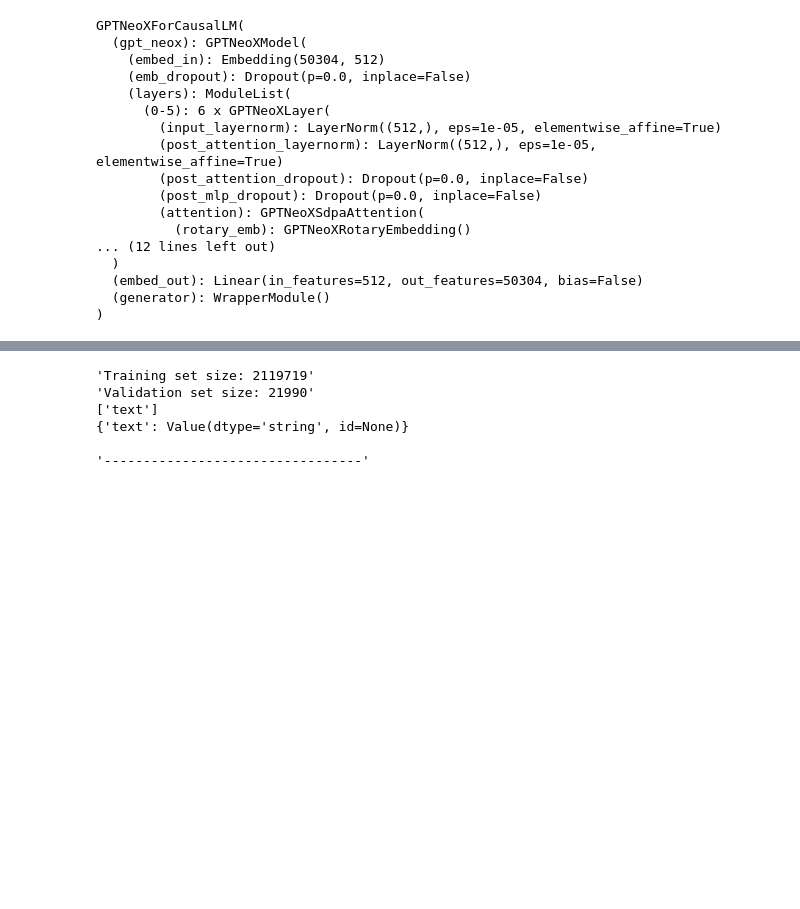
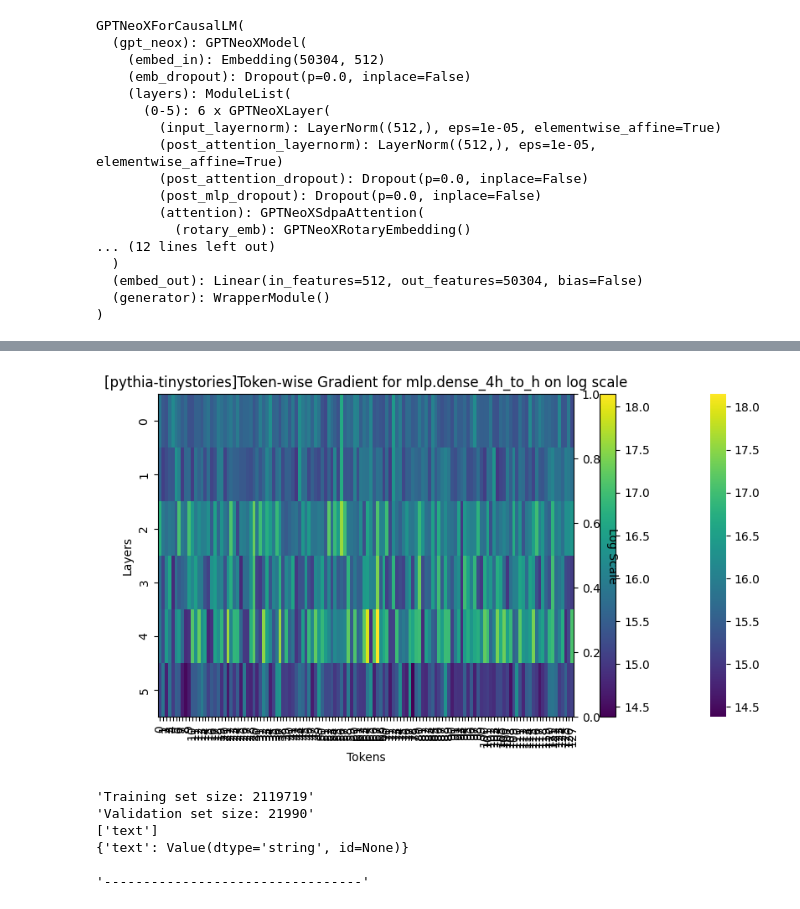
Before and after one commit to MaheepChaudhary/Transit, a Jupyter notebook: scrap/Tutoring.ipynb, the cells around one changed output, grey strips where cells are left out. Saved outputs shown, nothing was run; the diff lists cells and outputs as text; code cells hidden in the pictures; blank space fills up the shorter version.

Commit message:
making gradients efficient

```diff
--- a/scrap/Tutoring.ipynb
+++ b/scrap/Tutoring.ipynb
@@ -190,0 +169,94 @@ torch.Size([1, 128, 50304])
+# %%
+import torch
+import numpy as np
+import matplotlib.pyplot as plt
+import seaborn as sns
+from transformers import AutoModelForCausalLM, AutoTokenizer
+from imports import *
+from dataset import *
+
+# Load the Pythia model and tokenizer
+model = AutoModelForCausalLM.from_pretrained('EleutherAI/pythia-70m')
+tokenizer = AutoTokenizer.from_pretrained('EleutherAI/pythia-70m')
+tokenizer.pad_token = tokenizer.eos_token
+
+train_data, val_data = inspect_data(data)
+
+# Sample input
+input_text = 'One day, a little girl named Lily found a needle in her room. She knew it was difficult to play with it because it was sharp. Lily wanted to share the needle with her mom, so she could sew a button on her shirt. Lily went to her mom and said, "Mom, I found this needle. Can you share it with me and sew my shirt?" Her mom smiled and said, "Yes, Lily, we can share the needle and fix your shirt." Together, they shared the needle and sewed the button on Lilys shirt. It was not difficult for them because they were sharing and helping each other. After they finished, Lily thanked her mom for sharing the needle and fixing her shirt. They both felt happy because they had shared and worked together.'
+# inputs = tokenizer(input_text, return_tensors="pt")
+
+
+# Define a list to store gradients per token
+
+
+# Ensure the model is in evaluation mode
+# model.eval()
+
+final_data = []
+
+
+for index, sample in enumerate(tqdm(val_data["text"])):
+
+    if index == 10:
+        break
+
+    token_gradients = []
+
+    inputs = tokenizer(sample, return_tensors="pt", padding='max_length', max_length=128, truncation=True)
+    outputs = model(**inputs)
+    logits = outputs.logits
+    loss = logits.sum()
+
+    model.zero_grad()  # Zero all gradients initially
+    loss.backward(retain_graph=True)  # Backprop once for the whole batch
+
+    mlp_layers = [model.gpt_neox.layers[i].mlp.dense_4h_to_h for i in range(6)]
+
+    # Iterate over each token
+    for token_idx in range(inputs["input_ids"].shape[1]):
+        # Collect the gradient for each MLP layer
+        gradients = []
+        for layer in mlp_layers:
+            param_grad = layer.weight.grad[token_idx].view(-1)  # Get the gradient for this token
+            gradients.append(param_grad.unsqueeze(0))  # Append the gradient
+
+        # Stack gradients for the token
+        token_gradients.append(torch.cat(gradients, dim=0))
+
+    # Convert to tensor for visualization
+    token_gradients_tensor = torch.stack(token_gradients)
+    average_gradients_tensor = torch.log(token_gradients_tensor.norm(dim=2))
+
+    final_data.append(average_gradients_tensor.cpu())
+
+
+# Visualize the gradients using a heatmap
+# plt.figure(figsize=(15, 6))
+# sns.heatmap(np.mean(np.array(final_data), axis=0).T, cmap='viridis', cbar=True, yticklabels=range(6), xticklabels=range(average_gradients_tensor.size(0)))
+# plt.xlabel('Token Index')
+# plt.ylabel('Layer Index')
+# plt.title(f'[pythia-tinystories]Token-wise Gradient for mlp.dense_4h_to_h on log scale')
+# plt.show()
+
+fig, ax = plt.subplots(figsize=(10, 5))  # Set figure size
+cax = ax.imshow(np.mean(np.array(final_data), axis = 0).T, aspect='auto', cmap='viridis')  # Choose a color map like 'viridis', 'plasma', etc.
+
+# Add color bar to indicate the scale
+cbar = fig.colorbar(cax, ax=ax)
+
+# Set labels
+ax.set_xlabel('Tokens')
+ax.set_ylabel('Layers')
+
+# Add labels to the right side (create twin axes sharing the same y-axis)
+ax_right = ax.twinx()
+ax_right.set_ylabel('Log Scale', rotation=-90, labelpad=15)
+
+# Optionally, you can add titles
+plt.title(f'[pythia-tinystories]Token-wise Gradient for mlp.dense_4h_to_h on log scale')
+
+# Show the heatmap
+plt.show()
+plt.close()
+# %% [output]
@@ -191,3 +269,4 @@ torch.Size([1, 128, 50304])
+[figure, added]
 # %%
 import torch
 import numpy as np
```
Also changed, not shown: parts of 3 cells of this notebook, 7 other files.
